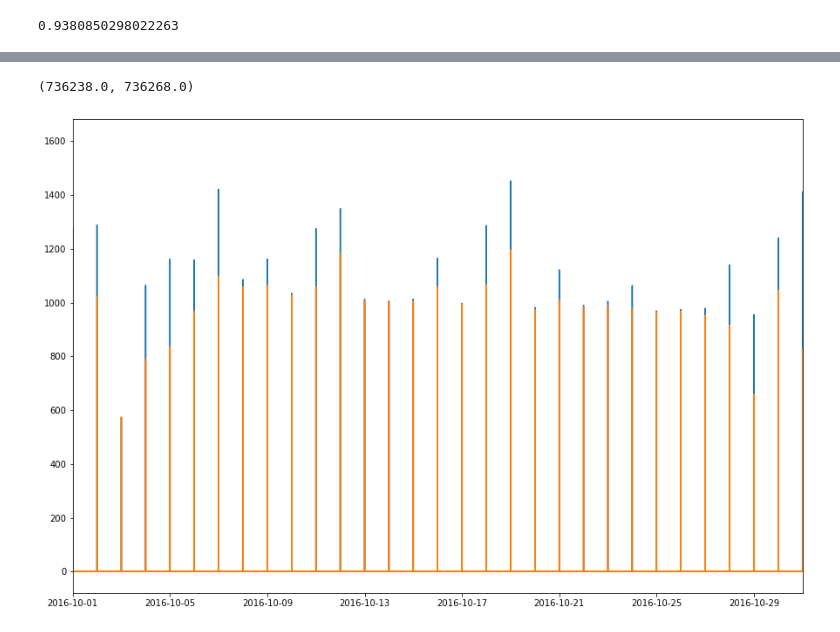
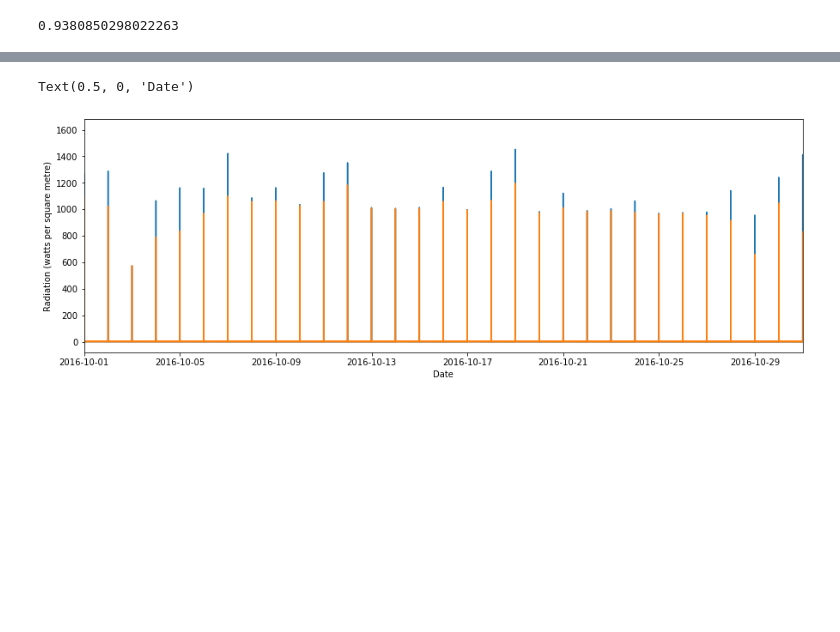
Before and after one commit to lclaxton/Solar_radiation_prediction, a Jupyter notebook: Solar_radiation_prediction.ipynb, the cells around one changed output, grey strips where cells are left out. Saved outputs shown, nothing was run; the diff lists cells and outputs as text; code cells hidden in the pictures; blank space fills up the shorter version.

```diff
--- a/Solar_radiation_prediction.ipynb
+++ b/Solar_radiation_prediction.ipynb
@@ -224 +235,3 @@ Best_RFR.score(X_test, y_test)
+# %%
+best_RF_pred_y = Best_RFR.predict(scaler.transform(X))
 # %%
@@ -231,8 +248,10 @@ plt.plot(df.date,Best_RFR.predict(scaler.transform(X)))
 # %%
-plt.figure(figsize=(15,10))
+plt.figure(figsize=(15,5))
 plt.plot(df.date,df.Radiation)
-plt.plot(df.date,Best_RFR.predict(scaler.transform(X)))
+plt.plot(df.date,best_RF_pred_y)
 plt.xlim([datetime.date(2016, 10, 1), datetime.date(2016, 10, 31)])
+plt.ylabel('Radiation (watts per square metre)')
+plt.xlabel('Date')
 # %% [output]
-(736238.0, 736268.0)
+Text(0.5, 0, 'Date')
-[figure, old version]
+[figure, new version]
```
Also changed, not shown: parts of 14 cells of this notebook.
